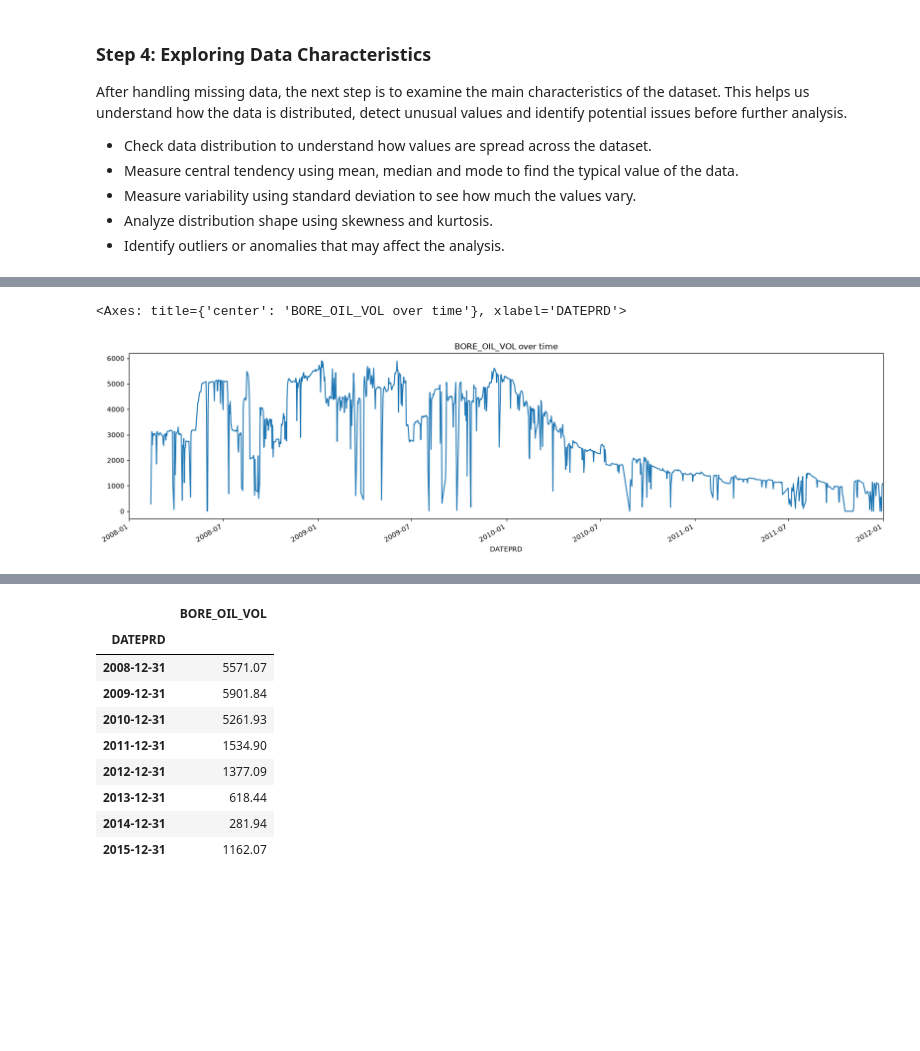
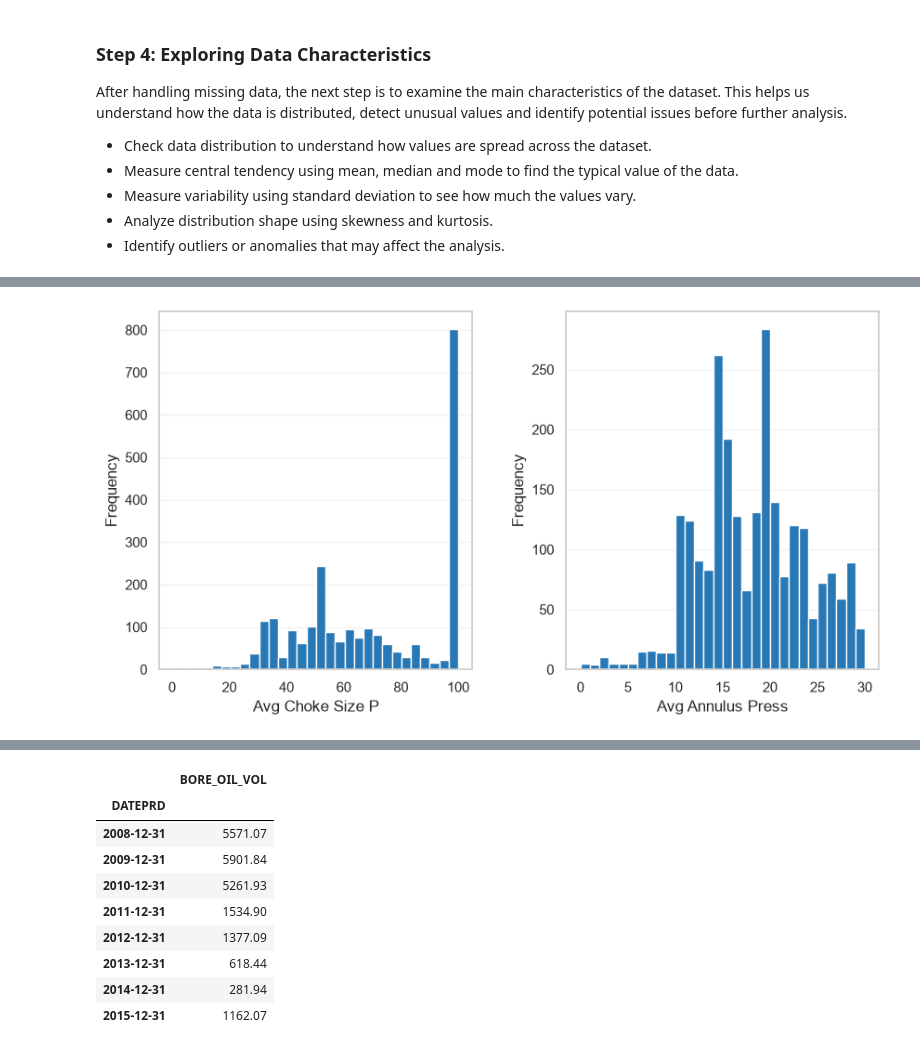
Before and after one commit to mohammedbaqir01/volve-production-forecasting, a Jupyter notebook: notebooks/time_series.ipynb, the cells around one changed output, grey strips where cells are left out. Drawn from its saved outputs; the diff is of its cells as text; code cells hidden in the pictures; blank space fills up the shorter version.

```diff
--- a/notebooks/time_series.ipynb
+++ b/notebooks/time_series.ipynb
@@ -288,5 +301,13 @@ array([[<Axes: title={'center': 'AVG_CHOKE_SIZE_P'}>,
-# %%
-train_df["BORE_OIL_VOL"].plot(xlim=["2008-01-01", "2012"], figsize=(20,5), title="BORE_OIL_VOL over time")
-# %% [output]
-<Axes: title={'center': 'BORE_OIL_VOL over time'}, xlabel='DATEPRD'>
-[figure, removed]
+# %%
+sns.set_theme(style="whitegrid", context="notebook", palette="colorblind")
+axes = train_df.hist(bins=30, column=["AVG_CHOKE_SIZE_P", "AVG_ANNULUS_PRESS"], grid=False, figsize=(10, 5), color="#2878B5", edgecolor="white")
+for ax in axes.ravel():
+    ax.set_xlabel(ax.get_title().replace("_", " ").title())
+    ax.set_ylabel("Frequency")
+    ax.set_title("")
+    ax.grid(axis="y", alpha=0.25)
+os.makedirs("figures", exist_ok=True)
+for index, ax in enumerate(axes.ravel(), start=1):
+    ax.figure.savefig(f"figures/01_production_feature_distribution_{index}.png", dpi=300, bbox_inches="tight")
+# %% [output]
+[figure, added]
```
Also changed, not shown: parts of 55 cells of this notebook.
